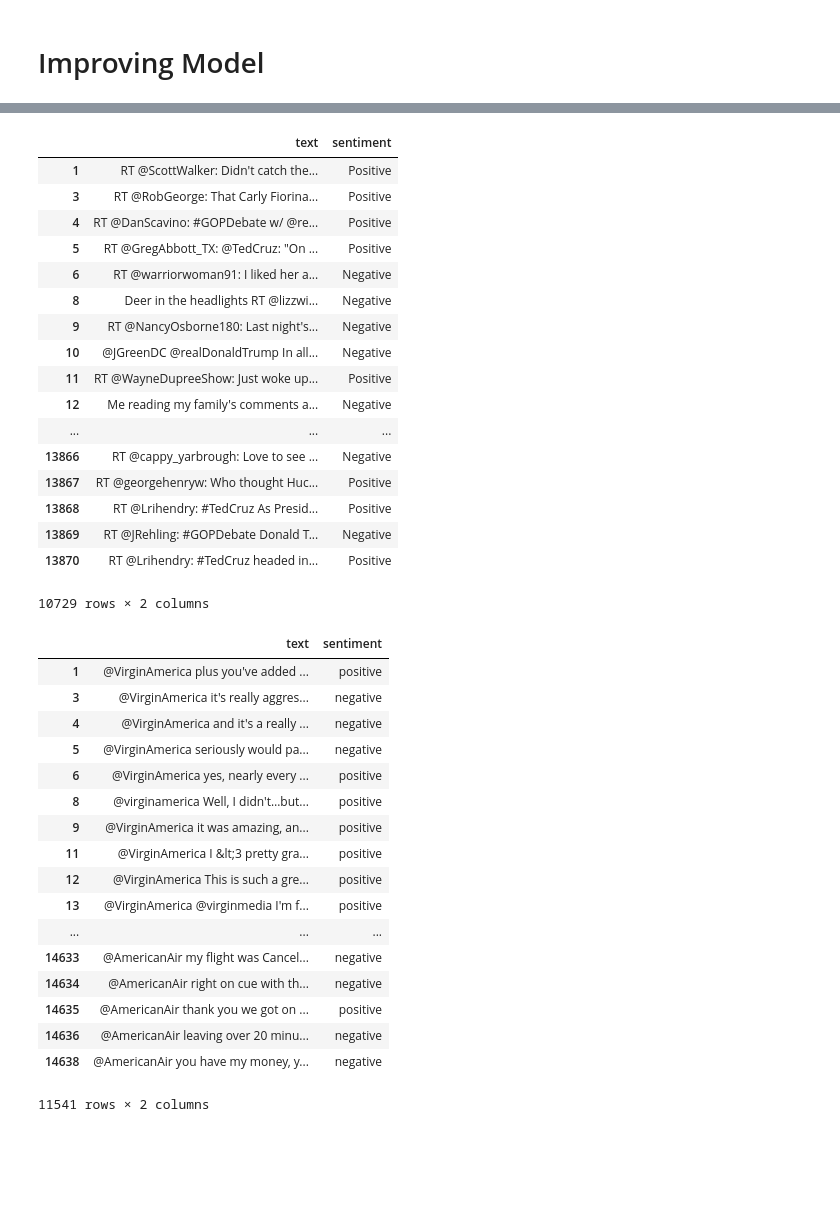
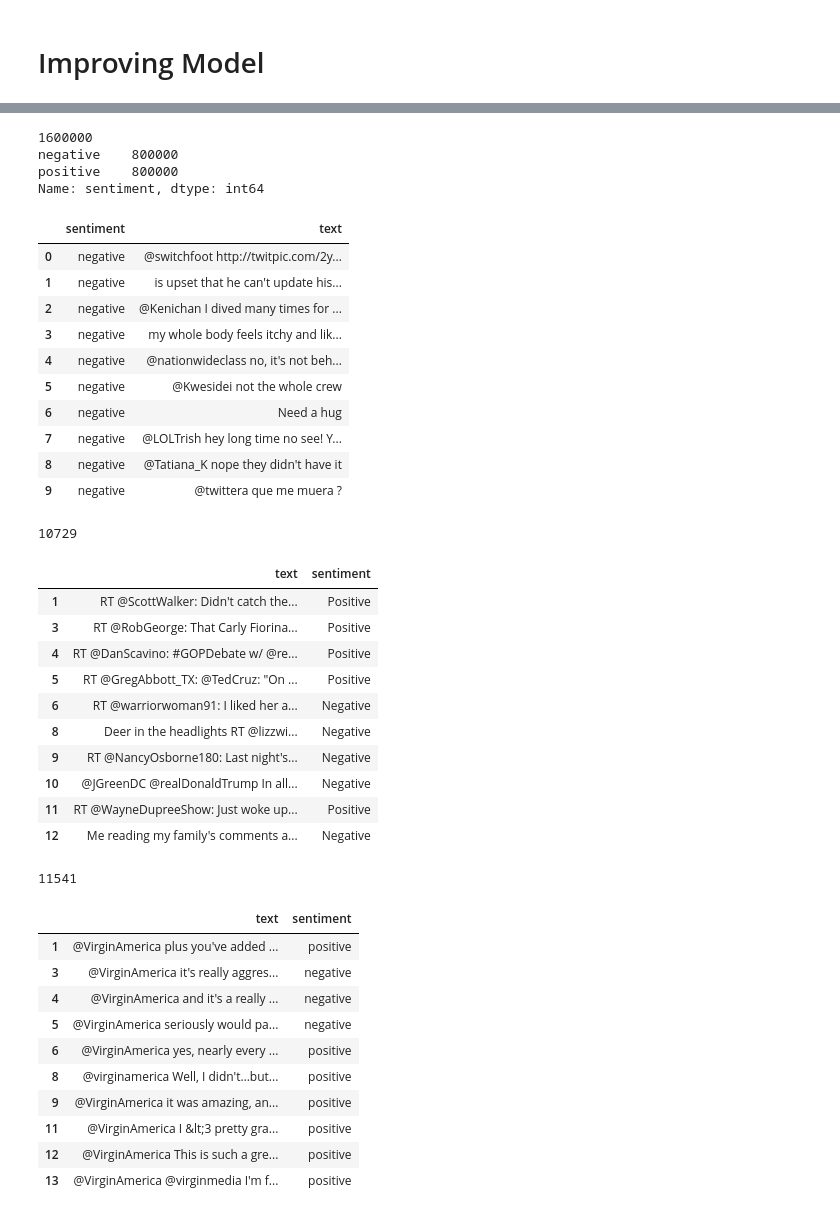
Before and after one commit to ngoduyvu/FastAI_Vu, a Jupyter notebook: Assignment 2.ipynb, the cells around one changed output, grey strips where cells are left out. Saved outputs shown, nothing was run; the diff lists cells and outputs as text; code cells hidden in the pictures; blank space fills up the shorter version.

```diff
--- a/Assignment 2.ipynb
+++ b/Assignment 2.ipynb
@@ -341,34 +344,51 @@ fb_df
+# %%
+print(SF_df.shape[0])
+print(SF_df.sentiment.value_counts(dropna=False))
+SF_df.head(10)
+# %% [output]
+1600000
+negative    800000
+positive    800000
+Name: sentiment, dtype: int64
+|  | sentiment | text |
+| 0 | negative | @switchfoot http://twitpic.com/2y... |
+| 1 | negative | is upset that he can't update his... |
+| 2 | negative | @Kenichan I dived many times for ... |
+| 3 | negative | my whole body feels itchy and lik... |
+| 4 | negative | @nationwideclass no, it's not beh... |
+| 5 | negative | @Kwesidei not the whole crew |
+| 6 | negative | Need a hug |
+| 7 | negative | @LOLTrish hey long time no see! Y... |
+| 8 | negative | @Tatiana_K nope they didn't have it |
+| 9 | negative | @twittera que me muera ? |
 # %%
 GOP_df = pd.read_csv('./data/datamining/GOP/Sentiment.csv')
 GOP_df = GOP_df.loc[GOP_df['sentiment'].isin(["Positive","Negative"])]
 GOP_df = GOP_df[['text', 'sentiment']]
-GOP_df
+print(GOP_df.shape[0])
+GOP_df.head(10)
 # %% [output]
+10729
 |  | text | sentiment |
 | 1 | RT @ScottWalker: Didn't catch the... | Positive |
 | 3 | RT @RobGeorge: That Carly Fiorina... | Positive |
 | 4 | RT @DanScavino: #GOPDebate w/ @re... | Positive |
 | 5 | RT @GregAbbott_TX: @TedCruz: "On ... | Positive |
 | 6 | RT @warriorwoman91: I liked her a... | Negative |
 | 8 | Deer in the headlights RT @lizzwi... | Negative |
 | 9 | RT @NancyOsborne180: Last night's... | Negative |
 | 10 | @JGreenDC @realDonaldTrump In all... | Negative |
 | 11 | RT @WayneDupreeShow: Just woke up... | Positive |
 | 12 | Me reading my family's comments a... | Negative |
-| ... | ... | ... |
-| 13866 | RT @cappy_yarbrough: Love to see ... | Negative |
-| 13867 | RT @georgehenryw: Who thought Huc... | Positive |
-| 13868 | RT @Lrihendry: #TedCruz As Presid... | Positive |
-| 13869 | RT @JRehling: #GOPDebate Donald T... | Negative |
-| 13870 | RT @Lrihendry: #TedCruz headed in... | Positive |
-10729 rows × 2 columns
 # %%
 AL_df = pd.read_csv('./data/datamining/airline/Tweets.csv')
 AL_df = AL_df.loc[AL_df['airline_sentiment'].isin(["positive","negative"])]
 AL_df = AL_df[['text', 'airline_sentiment']]
 AL_df.rename(columns={'airline_sentiment': 'sentiment'}, inplace=True)
-AL_df
+print(AL_df.shape[0])
+AL_df.head(10)
 # %% [output]
+11541
 |  | text | sentiment |
 | 1 | @VirginAmerica plus you've added ... | positive |
 | 3 | @VirginAmerica it's really aggres... | negative |
@@ -380,10 +400,3 @@ AL_df
 | 11 | @VirginAmerica I &lt;3 pretty gra... | positive |
 | 12 | @VirginAmerica This is such a gre... | positive |
 | 13 | @VirginAmerica @virginmedia I'm f... | positive |
-| ... | ... | ... |
-| 14633 | @AmericanAir my flight was Cancel... | negative |
-| 14634 | @AmericanAir right on cue with th... | negative |
-| 14635 | @AmericanAir thank you we got on ... | positive |
-| 14636 | @AmericanAir leaving over 20 minu... | negative |
-| 14638 | @AmericanAir you have my money, y... | negative |
-11541 rows × 2 columns
```
Also changed, not shown: parts of 22 cells of this notebook.
